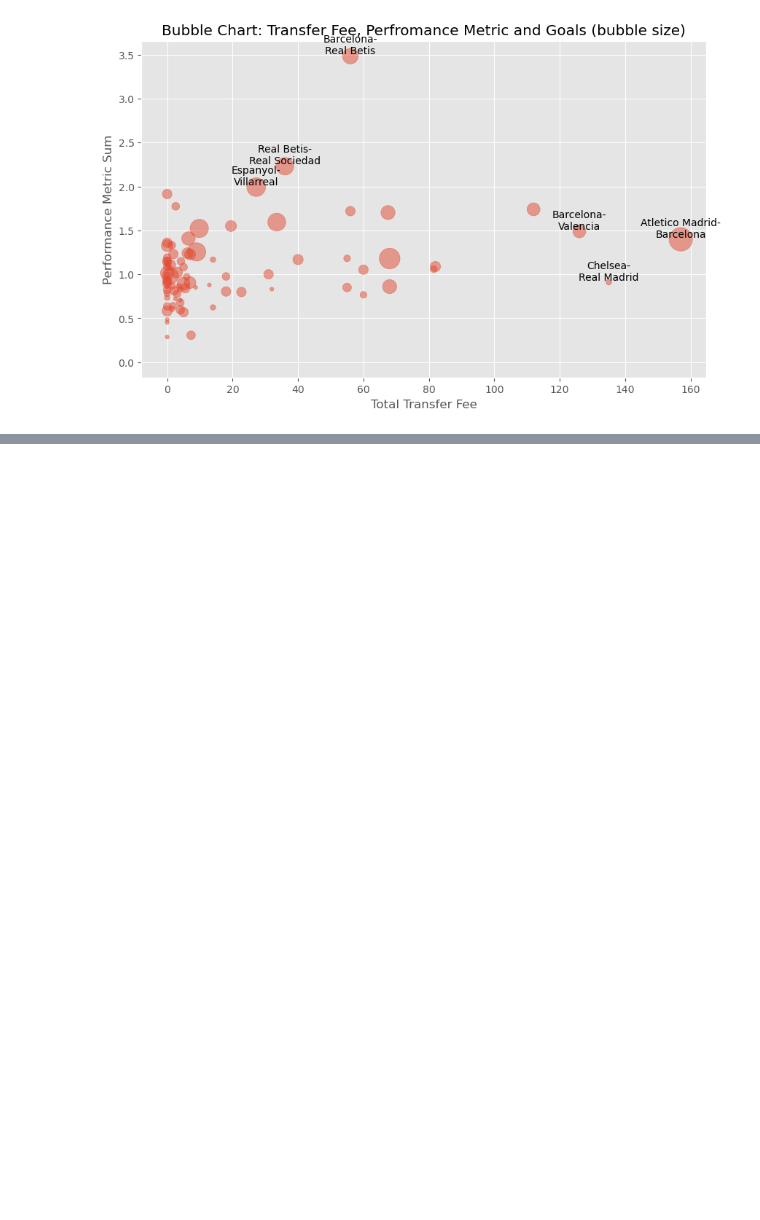
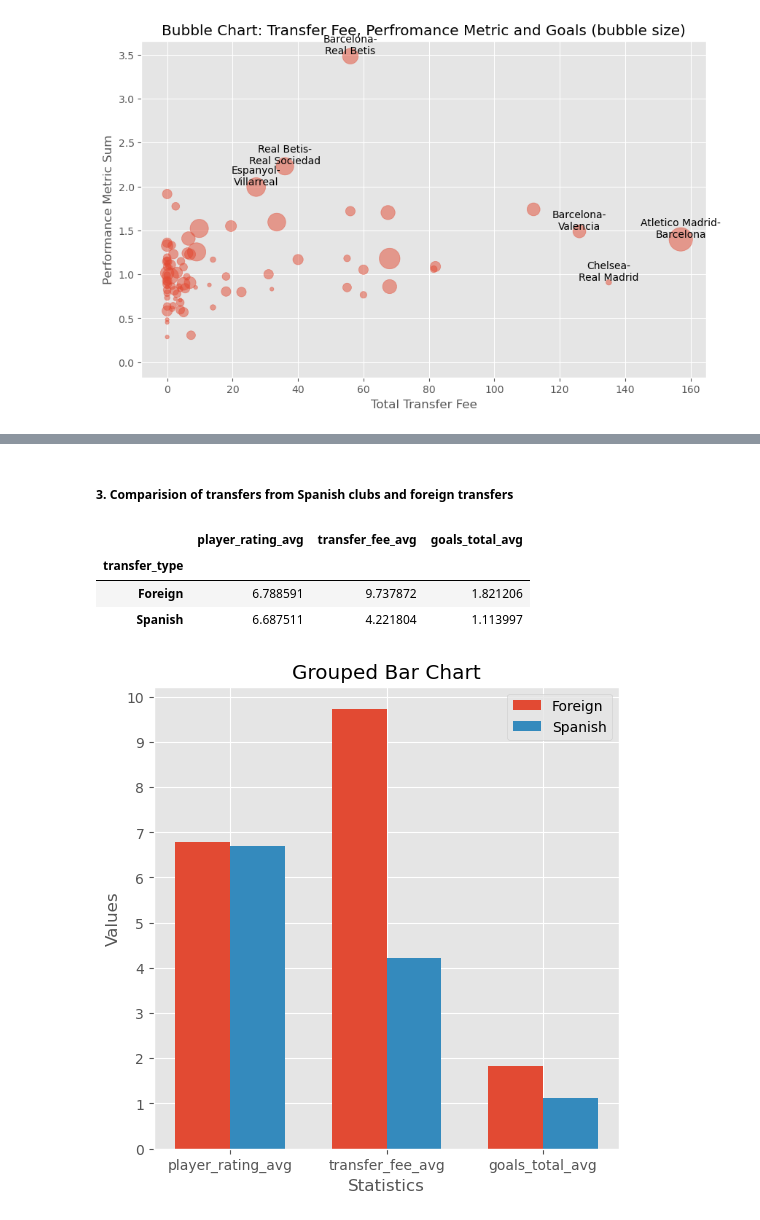
Before and after one commit to adrianmadry/la_liga_transfers, a Jupyter notebook: data_analysis.ipynb, the cells around one changed output, grey strips where cells are left out. Saved outputs shown, nothing was run; the diff lists cells and outputs as text; code cells hidden in the pictures; blank space fills up the shorter version.

```diff
--- a/data_analysis.ipynb
+++ b/data_analysis.ipynb
@@ -594,0 +654,47 @@ plt.show()
+# %% [markdown]
+##### 3. Comparision of transfers from Spanish clubs and foreign transfers
+# %%
+# Create column for categorize transfers
+merged_df['transfer_type'] = [None if np.isnan(id)  else
+                              'Spanish' if id in df_spanish_teams['team#id'].unique() else
+                              'Foreign' for id in merged_df['transfers_teams_out_id'].astype(float)]
+
+# Drop Nones for futher analyse
+category_df = merged_df.dropna(subset=['transfer_type'])
+
+# Create grouped DF
+category_df_grouped = category_df.groupby('transfer_type').agg({'statistics_games_rating': 'mean', 'transfer_fee': 'mean', 'statistics_goals_total': 'mean'})
+category_df_grouped.columns = ['player_rating_avg', 'transfer_fee_avg', 'goals_total_avg']
+category_df_grouped
+# %% [output]
+|  | player_rating_avg | transfer_fee_avg | goals_total_avg |
+| transfer_type |  |  |  |
+| Foreign | 6.788591 | 9.737872 | 1.821206 |
+| Spanish | 6.687511 | 4.221804 | 1.113997 |
+# %%
+# Provide categories and data
+x = np.arange(len(category_df_grouped.columns))
+foreign_data = category_df_grouped.loc['Foreign'].values
+spanish_data = category_df_grouped.loc['Spanish'].values
+
+fig, ax = plt.subplots(figsize=(6, 6))
+plt.style.use('ggplot')
+width = 0.35
+
+# Plot foreign data
+ax.bar(x - width/2, foreign_data, width, label='Foreign')
+
+# Plot spanish data
+ax.bar(x + width/2, spanish_data, width, label='Spanish')
+
+ax.set_xlabel('Statistics')
+ax.set_ylabel('Values')
+ax.set_title('Grouped Bar Chart')
+ax.set_xticks(x)
+ax.set_xticklabels(category_df_grouped.columns)
+ax.set_yticks(np.arange(0, 11, 1))
+ax.legend()
+
+plt.show()
+# %% [output]
+[figure, added]
```
Also changed, not shown: parts of 9 cells of this notebook.
